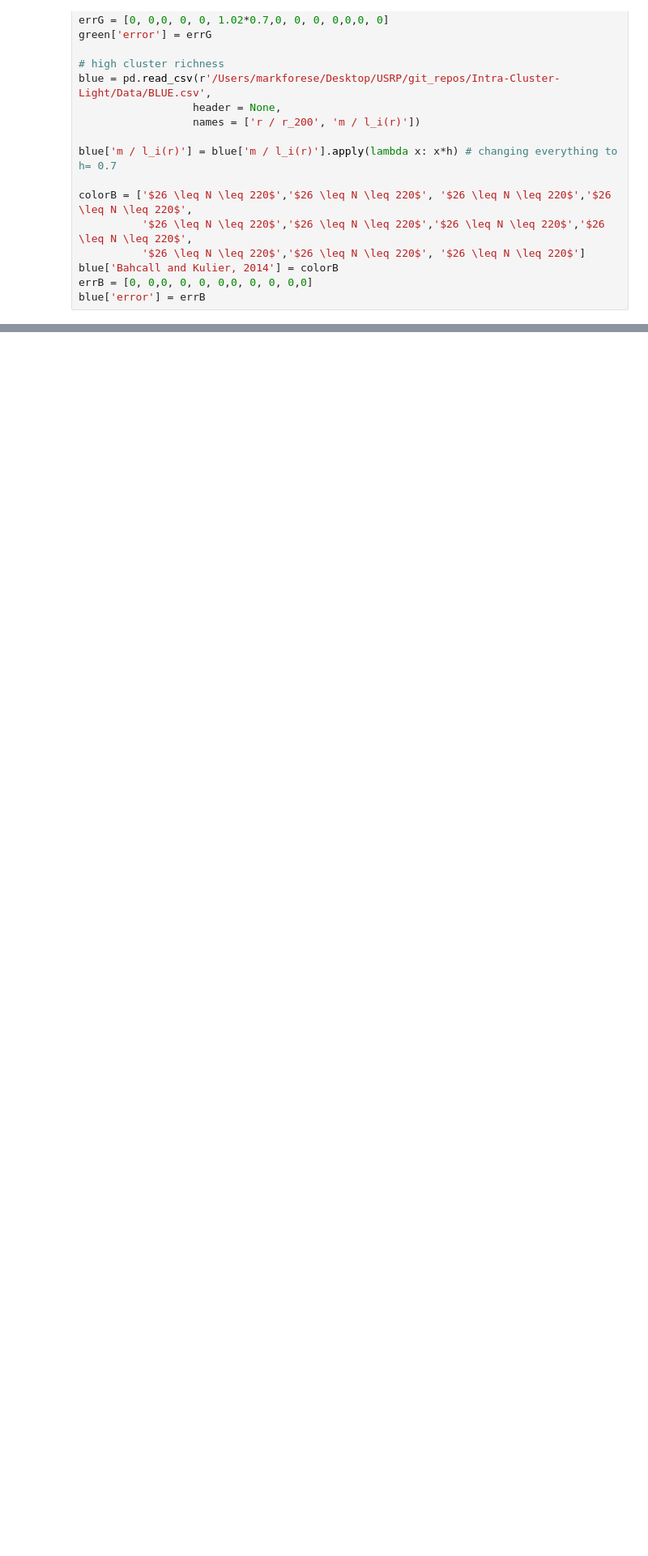
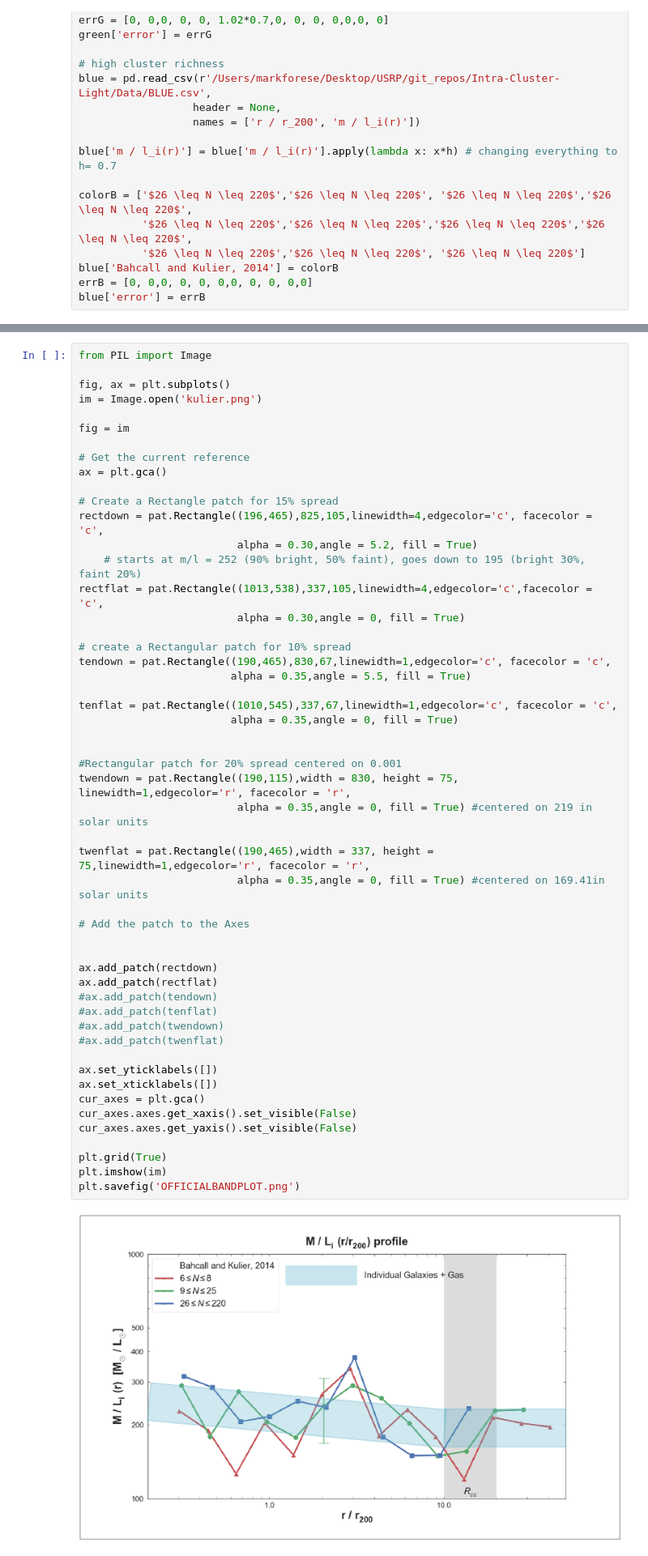
Before and after one commit to m4ese/intraClusterLight, a Jupyter notebook: plot_with_band.ipynb, the cells around one changed output, grey strips where cells are left out. Shown at 81% size. Saved outputs shown, nothing was run; the diff lists cells and outputs as text; blank space fills up the shorter version.

```diff
--- a/plot_with_band.ipynb
+++ b/plot_with_band.ipynb
@@ -166,0 +149,54 @@ plt.savefig('bandplot1.png')
+# %%
+from PIL import Image
+
+fig, ax = plt.subplots()
+im = Image.open('kulier.png')
+
+fig = im
+
+# Get the current reference
+ax = plt.gca()
+
+# Create a Rectangle patch for 15% spread
+rectdown = pat.Rectangle((196,465),825,105,linewidth=4,edgecolor='c', facecolor = 'c',
+                         alpha = 0.30,angle = 5.2, fill = True)
+    # starts at m/l = 252 (90% bright, 50% faint), goes down to 195 (bright 30%, faint 20%)
+rectflat = pat.Rectangle((1013,538),337,105,linewidth=4,edgecolor='c',facecolor = 'c',
+                         alpha = 0.30,angle = 0, fill = True)
+
+# create a Rectangular patch for 10% spread
+tendown = pat.Rectangle((190,465),830,67,linewidth=1,edgecolor='c', facecolor = 'c',
+                        alpha = 0.35,angle = 5.5, fill = True)
+
+tenflat = pat.Rectangle((1010,545),337,67,linewidth=1,edgecolor='c', facecolor = 'c',
+                        alpha = 0.35,angle = 0, fill = True)
+
+
+#Rectangular patch for 20% spread centered on 0.001
+twendown = pat.Rectangle((190,115),width = 830, height = 75, linewidth=1,edgecolor='r', facecolor = 'r',
+                         alpha = 0.35,angle = 0, fill = True) #centered on 219 in solar units
+
+twenflat = pat.Rectangle((190,465),width = 337, height = 75,linewidth=1,edgecolor='r', facecolor = 'r',
+                         alpha = 0.35,angle = 0, fill = True) #centered on 169.41in solar units
+
+# Add the patch to the Axes
+
+
+ax.add_patch(rectdown)
+ax.add_patch(rectflat)
+#ax.add_patch(tendown)
+#ax.add_patch(tenflat)
+#ax.add_patch(twendown)
+#ax.add_patch(twenflat)
+
+ax.set_yticklabels([])
+ax.set_xticklabels([])
+cur_axes = plt.gca()
+cur_axes.axes.get_xaxis().set_visible(False)
+cur_axes.axes.get_yaxis().set_visible(False)
+
+plt.grid(True)
+plt.imshow(im)
+plt.savefig('OFFICIALBANDPLOT.png')
+# %% [output]
+[figure, added]
```
Also changed, not shown: parts of 4 cells of this notebook, 13 other files.
